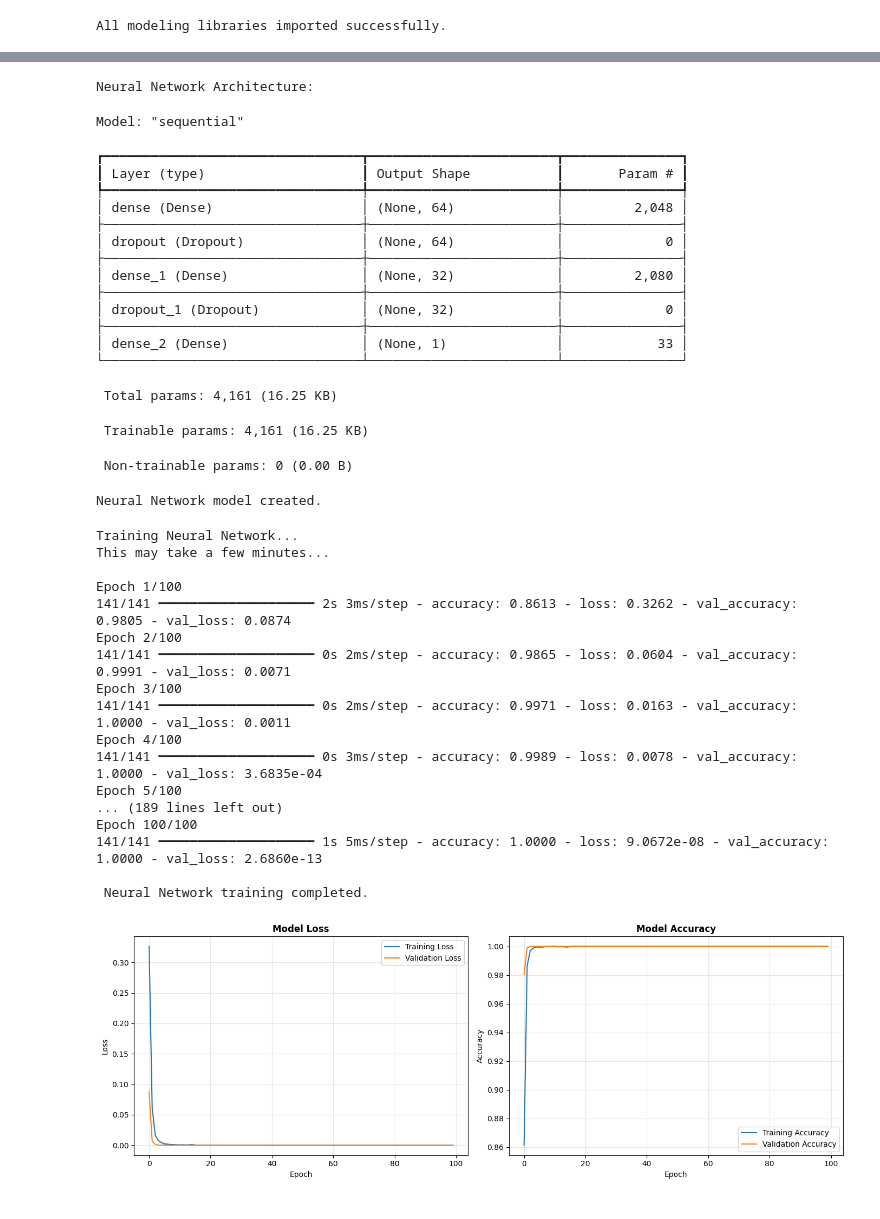
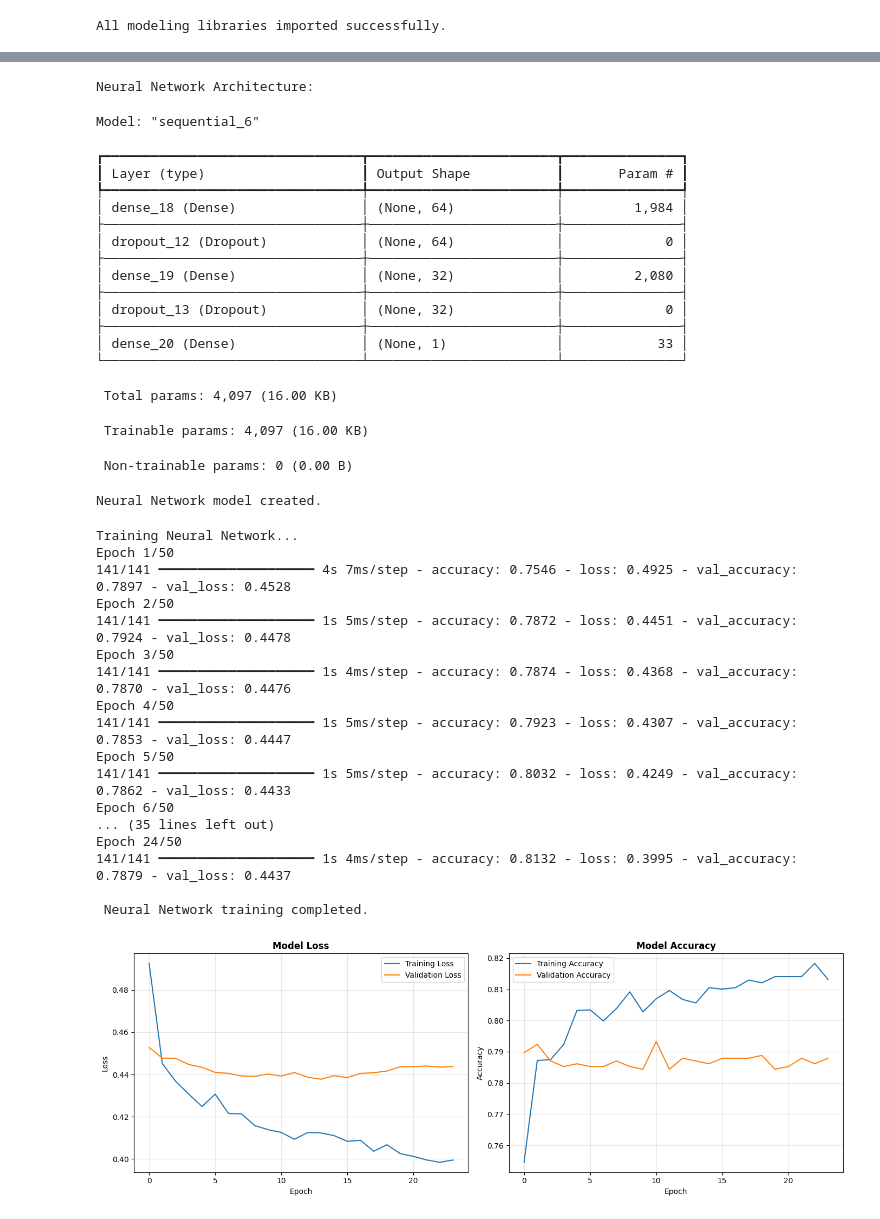
Before and after one commit to Minuka-Jayawardana/telco-churn-prediction, a Jupyter notebook: notebooks/02_Preprocessing_Modeling.ipynb, the cells around one changed output, grey strips where cells are left out. Drawn from its saved outputs; the diff is of its cells as text; code cells hidden in the pictures.

Commit message:
Final Modeling code

```diff
--- a/notebooks/02_Preprocessing_Modeling.ipynb
+++ b/notebooks/02_Preprocessing_Modeling.ipynb
@@ -68,15 +67,18 @@ Data loaded successfully. Shape after removing customerID: (7043, 21)
 # %%
 df_processed = df.copy()
 
+if 'Churn_Numeric' in df_processed.columns:
+    df_processed = df_processed.drop('Churn_Numeric', axis=1)
+    print(" Removed Churn_Numeric to prevent data leakage")
+
 df_processed['Churn'] = df_processed['Churn'].map({'Yes': 1, 'No': 0})
 
-# Binary categorical columns (convert to 0/1)
+# Converting target variable to binary numeric format
 binary_cols = ['Partner', 'Dependents', 'PhoneService', 'PaperlessBilling']
 for col in binary_cols:
     if col in df_processed.columns:
         df_processed[col] = df_processed[col].map({'Yes': 1, 'No': 0})
 
-# Gender (convert to 0/1)
 if 'gender' in df_processed.columns:
     df_processed['gender'] = df_processed['gender'].map({'Male': 1, 'Female': 0})
 
@@ -87,19 +89,26 @@ if 'SeniorCitizen' in df_processed.columns:
 
 print("Binary encoding completed!")
 
-# Multi-category columns  (using One-Hot Encoding)
+# Identifying multi-category features for one-hot encoding
 multi_category_cols = ['MultipleLines', 'InternetService', 'OnlineSecurity',
                        'OnlineBackup', 'DeviceProtection', 'TechSupport',
                        'StreamingTV', 'StreamingMovies', 'Contract', 'PaymentMethod']
 
 cols_to_encode = [col for col in multi_category_cols if col in df_processed.columns]
 
-# Applying one-hot encoding
+# Applying one-hot encoding transformation
 df_encoded = pd.get_dummies(df_processed, columns=cols_to_encode, drop_first=True)
 
 print(f"\nShape after encoding: {df_encoded.shape}")
 print(f"Features increased from {df.shape[1]} to {df_encoded.shape[1]} columns")
 print("\n All categorical variables encoded.")
+
+print("\n Leakage check:")
+print(f"Columns in encoded data: {df_encoded.columns.tolist()}")
+if 'Churn_Numeric' in df_encoded.columns:
+    print(" Warning: Churn_Numeric still present")
+else:
+    print("No Churn_Numeric found.")
 # %% [output]
 Binary encoding completed!
 
@@ -166,15 +188,15 @@ Features are scaled successfully.
 # %%
 def create_neural_network(input_dim):
     model = Sequential([
-        # Input layer, First hidden layer
+        # First hidden layer with 64 neurons
         Dense(64, activation='relu', input_dim=input_dim),
         Dropout(0.3),  # to prevent overfitting
 
-        # Second hidden layer
+        # Second hidden layer with 32 neurons
         Dense(32, activation='relu'),
         Dropout(0.3),
 
-        # Output layer for binary classification
+        # Output layer with sigmoid activation for binary classification
         Dense(1, activation='sigmoid')
     ])
 
@@ -186,31 +208,29 @@ def create_neural_network(input_dim):
 
     return model
 
-# Create the model
 nn_model = create_neural_network(X_train_scaled.shape[1])
 
-# Display model architecture
 print("Neural Network Architecture:")
 nn_model.summary()
 print("\nNeural Network model created.")
 # %% [output]
 Neural Network Architecture:
-Model: "sequential"
+Model: "sequential_6"
 ┏━━━━━━━━━━━━━━━━━━━━━━━━━━━━━━━━━┳━━━━━━━━━━━━━━━━━━━━━━━━┳━━━━━━━━━━━━━━━┓
 ┃ Layer (type)                    ┃ Output Shape           ┃       Param # ┃
 ┡━━━━━━━━━━━━━━━━━━━━━━━━━━━━━━━━━╇━━━━━━━━━━━━━━━━━━━━━━━━╇━━━━━━━━━━━━━━━┩
-│ dense (Dense)                   │ (None, 64)             │         2,048 │
+│ dense_18 (Dense)                │ (None, 64)             │         1,984 │
 ├─────────────────────────────────┼────────────────────────┼───────────────┤
-│ dropout (Dropout)               │ (None, 64)             │             0 │
+│ dropout_12 (Dropout)            │ (None, 64)             │             0 │
 ├─────────────────────────────────┼────────────────────────┼───────────────┤
-│ dense_1 (Dense)                 │ (None, 32)             │         2,080 │
+│ dense_19 (Dense)                │ (None, 32)             │         2,080 │
 ├─────────────────────────────────┼────────────────────────┼───────────────┤
-│ dropout_1 (Dropout)             │ (None, 32)             │             0 │
+│ dropout_13 (Dropout)            │ (None, 32)             │             0 │
 ├─────────────────────────────────┼────────────────────────┼───────────────┤
-│ dense_2 (Dense)                 │ (None, 1)              │            33 │
+│ dense_20 (Dense)                │ (None, 1)              │            33 │
 └─────────────────────────────────┴────────────────────────┴───────────────┘
- Total params: 4,161 (16.25 KB)
+ Total params: 4,097 (16.00 KB)
- Trainable params: 4,161 (16.25 KB)
+ Trainable params: 4,097 (16.00 KB)
  Non-trainable params: 0 (0.00 B)
 Neural Network model created.
 # %%
@@ -226,57 +246,57 @@ print("Training Neural Network...")
 
 history = nn_model.fit(
     X_train_scaled, y_train,
-    epochs=100,
+    epochs=50,
     batch_size=32,
     validation_split=0.2,  # using da 20% of training data for validation
     callbacks=[early_stop],
     verbose=1
 )
 
 print("\n Neural Network training completed.")
 
 # Plot training history
 fig, axes = plt.subplots(1, 2, figsize=(14, 5))
 
-# Loss plot
+# Loss progression plot
 axes[0].plot(history.history['loss'], label='Training Loss')
 axes[0].plot(history.history['val_loss'], label='Validation Loss')
 axes[0].set_title('Model Loss', fontsize=12, fontweight='bold')
 axes[0].set_xlabel('Epoch')
 axes[0].set_ylabel('Loss')
 axes[0].legend()
 axes[0].grid(True, alpha=0.3)
 
-# Accuracy plot
+# Accuracy progression plot
 axes[1].plot(history.history['accuracy'], label='Training Accuracy')
 axes[1].plot(history.history['val_accuracy'], label='Validation Accuracy')
 axes[1].set_title('Model Accuracy', fontsize=12, fontweight='bold')
 axes[1].set_xlabel('Epoch')
 axes[1].set_ylabel('Accuracy')
 axes[1].legend()
 axes[1].grid(True, alpha=0.3)
 
 plt.tight_layout()
 plt.show()
 # %% [output]
 Training Neural Network...
-This may take a few minutes...
-
-Epoch 1/100
-141/141 ━━━━━━━━━━━━━━━━━━━━ 2s 3ms/step - accuracy: 0.8613 - loss: 0.3262 - val_accuracy: 0.9805 - val_loss: 0.0874
-Epoch 2/100
-141/141 ━━━━━━━━━━━━━━━━━━━━ 0s 2ms/step - accuracy: 0.9865 - loss: 0.0604 - val_accuracy: 0.9991 - val_loss: 0.0071
-Epoch 3/100
-141/141 ━━━━━━━━━━━━━━━━━━━━ 0s 2ms/step - accuracy: 0.9971 - loss: 0.0163 - val_accuracy: 1.0000 - val_loss: 0.0011
-Epoch 4/100
-141/141 ━━━━━━━━━━━━━━━━━━━━ 0s 3ms/step - accuracy: 0.9989 - loss: 0.0078 - val_accuracy: 1.0000 - val_loss: 3.6835e-04
-Epoch 5/100
-... (189 lines left out)
-Epoch 100/100
-141/141 ━━━━━━━━━━━━━━━━━━━━ 1s 5ms/step - accuracy: 1.0000 - loss: 9.0672e-08 - val_accuracy: 1.0000 - val_loss: 2.6860e-13
+Epoch 1/50
+141/141 ━━━━━━━━━━━━━━━━━━━━ 4s 7ms/step - accuracy: 0.7546 - loss: 0.4925 - val_accuracy: 0.7897 - val_loss: 0.4528
+Epoch 2/50
+141/141 ━━━━━━━━━━━━━━━━━━━━ 1s 5ms/step - accuracy: 0.7872 - loss: 0.4451 - val_accuracy: 0.7924 - val_loss: 0.4478
+Epoch 3/50
+141/141 ━━━━━━━━━━━━━━━━━━━━ 1s 4ms/step - accuracy: 0.7874 - loss: 0.4368 - val_accuracy: 0.7870 - val_loss: 0.4476
+Epoch 4/50
+141/141 ━━━━━━━━━━━━━━━━━━━━ 1s 5ms/step - accuracy: 0.7923 - loss: 0.4307 - val_accuracy: 0.7853 - val_loss: 0.4447
+Epoch 5/50
+141/141 ━━━━━━━━━━━━━━━━━━━━ 1s 5ms/step - accuracy: 0.8032 - loss: 0.4249 - val_accuracy: 0.7862 - val_loss: 0.4433
+Epoch 6/50
+... (35 lines left out)
+Epoch 24/50
+141/141 ━━━━━━━━━━━━━━━━━━━━ 1s 4ms/step - accuracy: 0.8132 - loss: 0.3995 - val_accuracy: 0.7879 - val_loss: 0.4437
 
  Neural Network training completed.
-[figure, old version]
+[figure, new version]
 # %%
 # Making prediction
 y_pred_nn_proba = nn_model.predict(X_test_scaled, verbose=0).flatten()
```
Also changed, not shown: parts of 13 cells of this notebook.
